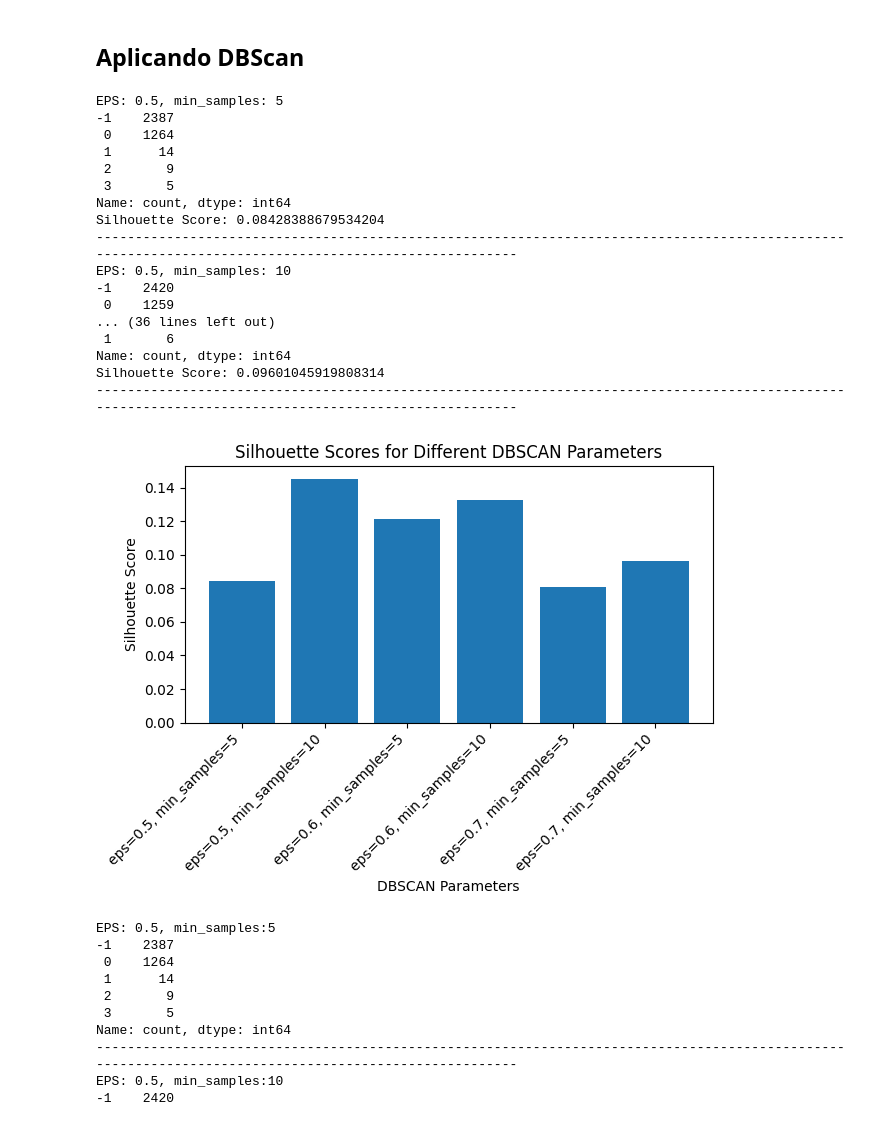
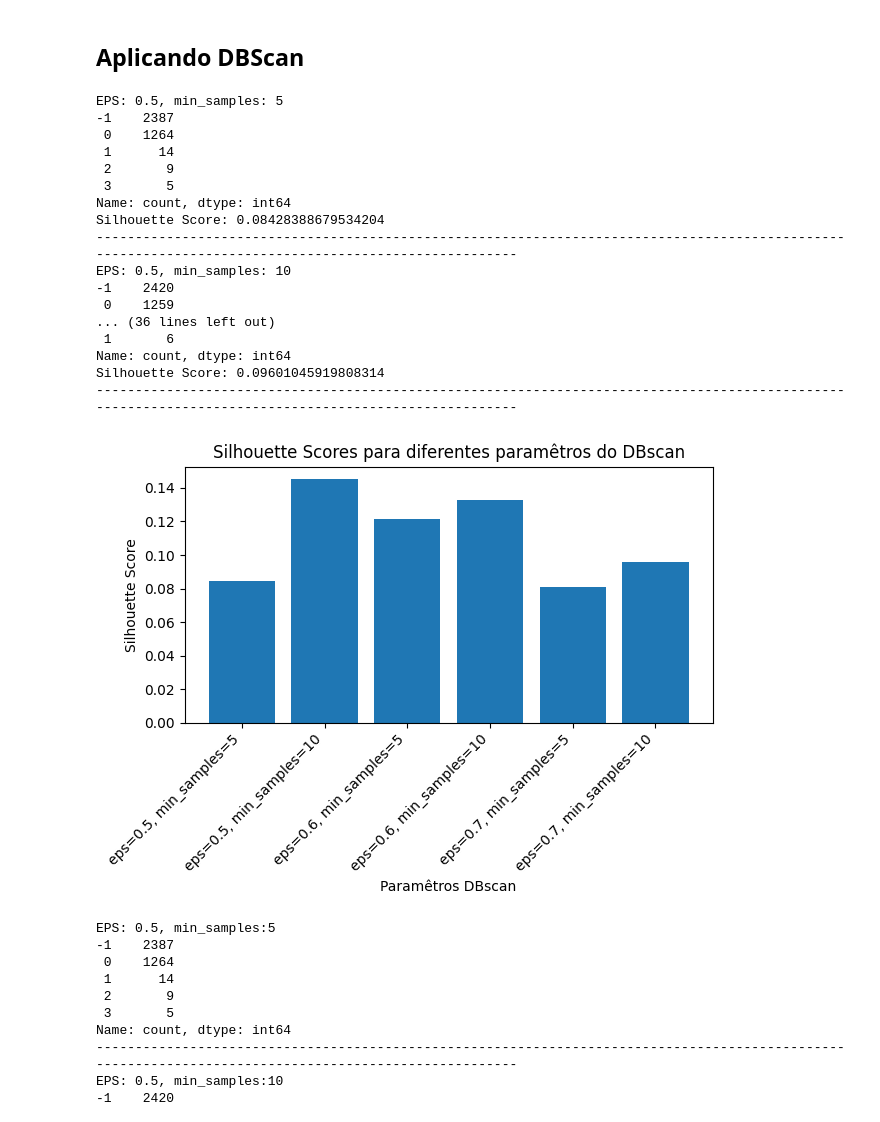
Before and after one commit to Ribeiro-Victor/coc602-data-mining, a Jupyter notebook: task_04/notebook.ipynb, the cells around one changed output. Cells and saved outputs as stored; diff of their text form; code cells hidden in the pictures.

Commit message:
analise dos clusters task 04

```diff
--- a/task_04/notebook.ipynb
+++ b/task_04/notebook.ipynb
@@ -337,12 +339,10 @@ for eps in eps_values:
         dbscan = DBSCAN(eps=eps, min_samples=min_samples, metric='precomputed')
         clusters = dbscan.fit_predict(cosine_sim_matrix_df)
 
-        # Convertendo os clusters em uma série pandas para contar os rótulos
         clusters_series = pd.Series(clusters)
         print(f'EPS: {eps}, min_samples: {min_samples}')
         print(clusters_series.value_counts())
 
-        # Calculando o Silhouette Score se houver mais de um cluster e sem considerar ruído
         if len(set(clusters)) > 1 and -99 not in set(clusters):
             silhouette_avg = silhouette_score(cosine_sim_matrix_df, clusters, metric='precomputed')
             silhouette_scores.append((eps, min_samples, silhouette_avg))
@@ -352,39 +352,36 @@ for eps in eps_values:
             print('Silhouette Score não pode ser calculado para um único cluster ou apenas ruído.')
 
         print('-'*150)
 
-# Plotando os Silhouette Scores
 fig, ax = plt.subplots()
 x_labels = [f'eps={eps}, min_samples={min_samples}' for eps, min_samples, _ in silhouette_scores]
 y_values = [score if score is not None else 0 for _, _, score in silhouette_scores]
-
 ax.bar(x_labels, y_values)
 ax.set_ylabel('Silhouette Score')
-ax.set_xlabel('DBSCAN Parameters')
-ax.set_title('Silhouette Scores for Different DBSCAN Parameters')
+ax.set_xlabel('Paramêtros DBscan')
+ax.set_title('Silhouette Scores para diferentes paramêtros do DBscan')
 plt.xticks(rotation=45, ha='right')
 plt.tight_layout()
-
 plt.show()
 # %% [output]
 EPS: 0.5, min_samples: 5
 -1    2387
  0    1264
  1      14
  2       9
  3       5
 Name: count, dtype: int64
 Silhouette Score: 0.08428388679534204
 ------------------------------------------------------------------------------------------------------------------------------------------------------
 EPS: 0.5, min_samples: 10
 -1    2420
  0    1259
 ... (36 lines left out)
  1       6
 Name: count, dtype: int64
 Silhouette Score: 0.09601045919808314
 ------------------------------------------------------------------------------------------------------------------------------------------------------
-[figure, old version]
+[figure, new version]
 # %%
 for eps in [0.5, 0.6, 0.7]:
     for min_samples in [5, 10]:
```
Also changed, not shown: parts of 31 cells of this notebook.
